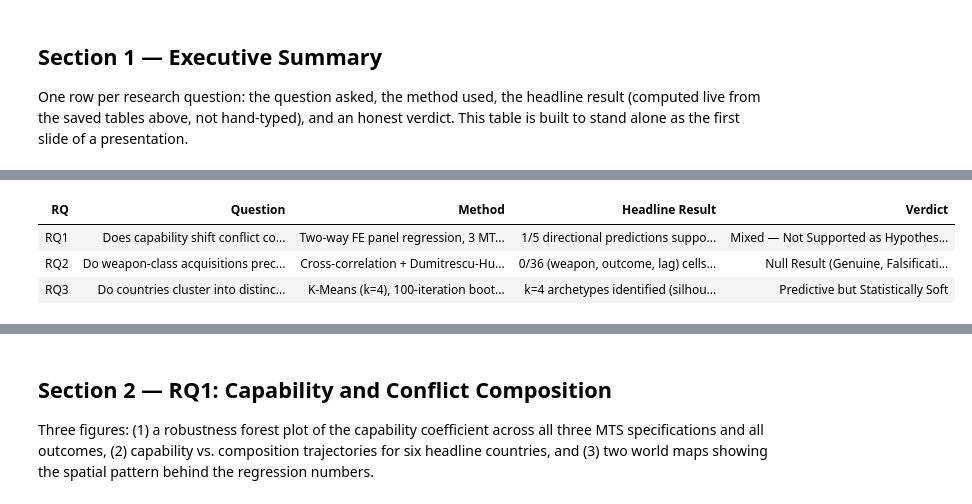
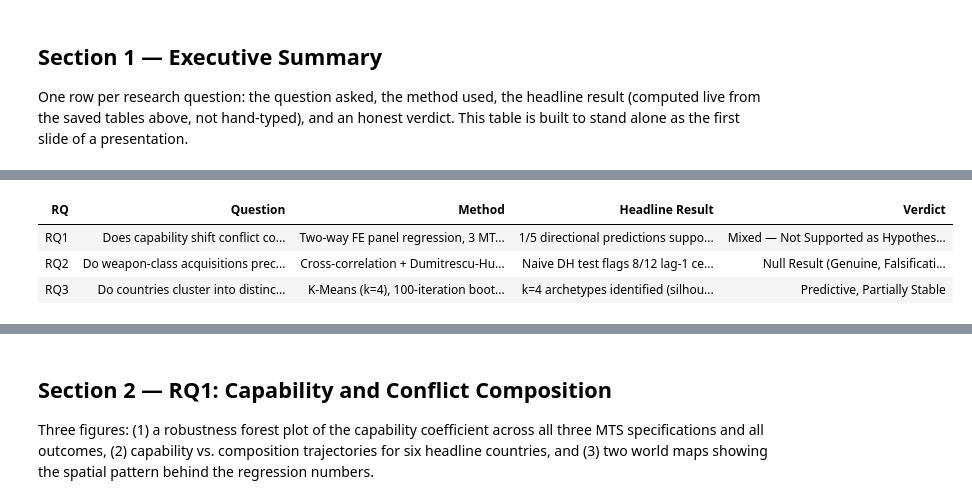
Before and after one commit to plutorion275/peacekeepers-arms-race, a Jupyter notebook: notebooks/08_visualization_summary.ipynb, the cells around one changed output, grey strips where cells are left out. Cells and saved outputs as stored; diff of their text form; code cells hidden in the pictures.

```diff
--- a/notebooks/08_visualization_summary.ipynb
+++ b/notebooks/08_visualization_summary.ipynb
@@ -78,6 +82,10 @@ TBL_DIR.mkdir(parents=True, exist_ok=True)
 
 NB05_TBL, NB06_TBL, NB07_TBL = TABLES_DIR / "nb05", TABLES_DIR / "nb06", TABLES_DIR / "nb07"
 NB05_FIG, NB06_FIG, NB07_FIG = FIGURES_DIR / "nb05", FIGURES_DIR / "nb06", FIGURES_DIR / "nb07"
+NB11_TBL = TABLES_DIR / "nb11"
+NB12_TBL = TABLES_DIR / "nb12"
+NB13_TBL = TABLES_DIR / "nb13"
+NB14_TBL = TABLES_DIR / "nb14"
 
 
 def show_existing_figure(path, caption=None):
@@ -121,12 +129,25 @@ bootstrap_summary["stable"] = bootstrap_summary["stable"].astype(bool)
 oos_val      = pd.read_csv(NB07_TBL / "section4_oos_validation.csv", encoding="utf-8")
 anova_result = pd.read_csv(NB07_TBL / "section4_anova_result.csv", encoding="utf-8")
 
+# ── Load already-validated result tables from NB11-NB14 (no recomputation) ──
+loo_df    = pd.read_csv(NB11_TBL / "section1_loo_jackknife.csv", encoding="utf-8")
+africa_df = pd.read_csv(NB11_TBL / "section2_africa_jackknife.csv", encoding="utf-8")
+
+circshift_df = pd.read_csv(NB12_TBL / "section2f_circular_shift.csv", encoding="utf-8")
+dh_naive_rig = pd.read_csv(NB14_TBL / "section1_dh_naive_vs_rigorous.csv", encoding="utf-8")
+fc_naive_rig = pd.read_csv(NB14_TBL / "section2_forecast_naive_vs_rigorous.csv", encoding="utf-8")
+fc_skill     = pd.read_csv(NB13_TBL / "section2_skill_by_cell.csv", encoding="utf-8")
+
 print(f"rq1_panel:          {rq1.shape}")
 print(f"rq3_cross_section:  {rq3.shape}")
 print(f"\nNB05 tables  -> rob_df {rob_df.shape}, main_df {main_df.shape}, sp_df {sp_df.shape}")
 print(f"NB06 tables  -> dh_df {dh_df.shape}, placebo_df {placebo_df.shape}")
 print(f"NB07 tables  -> clusters {feat_df_labeled.shape}, centroids {centroid_annot.shape}, "
       f"oos {oos_val.shape}")
+print(f"NB11 tables  -> loo_df {loo_df.shape}, africa_df {africa_df.shape}")
+print(f"NB12 tables  -> circshift_df {circshift_df.shape}")
+print(f"NB13 tables  -> fc_skill {fc_skill.shape}")
+print(f"NB14 tables  -> dh_naive_rig {dh_naive_rig.shape}, fc_naive_rig {fc_naive_rig.shape}")
 print("\nSection 0 complete.")
 # %% [output]
 [checkpoint] loaded ← rq1_panel.parquet  (6,912 rows)
@@ -172,29 +197,73 @@ if not log_brd_row.empty:
     r = log_brd_row.iloc[0]
     log_brd_note = f" Battle-death intensity is significantly positive (β={r['β (MTS)']:.2f}, p={r['p']:.4f})."
 
+systemic_note = ""
+if len(loo_df):
+    n_loo = len(loo_df)
+    loo_min = float(loo_df["β"].min())
+    loo_max = float(loo_df["β"].max())
+    systemic_note = (
+        f" Confirmed systemic via leave-one-out jackknife (NB11): full-sample β stays "
+        f"positive and significant across all {n_loo} single-country drops (range "
+        f"[{loo_min:.3f}, {loo_max:.3f}])."
+    )
+
 rq1_result = (
     f"{rq1_supported}/5 directional predictions supported, {rq1_opposed}/5 opposed "
-    f"(wrong sign, significant), {rq1_null}/5 null." + log_brd_note
+    f"(wrong sign, significant), {rq1_null}/5 null." + log_brd_note + systemic_note
 )
 
 # ── RQ2 verdict tally ────────────────────────────────────────────────────────
+# Historical reference only — NOT used to build the headline verdict below.
+# NB06's own placebo test already flagged every nominally-significant cell; that
+# result is superseded by the rigorous circular-shift + BH pipeline (NB12/13/14).
 n_trust = int(placebo_df["trustworthy"].sum())
 n_total = len(placebo_df)
+
+ALPHA = 0.05
+n_naive_dh = int(dh_naive_rig["naive_sig"].sum())          # expect 8
+n_rig_dh   = int(dh_naive_rig["rigorous_sig_bh"].sum())    # expect 0
+# NB14's saved CSV does not include naive_row_sig / naive_origin_sig — those booleans
+# are computed in-memory in NB14 Section 3, after its own to_csv() call, so they never
+# reach disk (same class of bug as NB06's "trustworthy" column, worked around above).
+# Recompute using NB14's own threshold.
+n_naive_fc = int((fc_naive_rig["p_naive_row"] < ALPHA).sum())      # expect 0
+n_rig_fc   = int(fc_naive_rig["rigorous_survives_bh"].sum())
+assert n_naive_dh == 8, f"expected 8 naive-significant DH cells, got {n_naive_dh}"
+assert n_rig_dh == 0, f"expected 0 rigorous-surviving DH cells, got {n_rig_dh}"
+
 rq2_result = (
-    f"{n_trust}/{n_total} (weapon, outcome, lag) cells survive placebo falsification. "
-    f"AIR class — central to the Drone Effect hypothesis — shows no significant "
-    f"result at any lag."
+    f"Naive DH test flags {n_naive_dh}/12 lag-1 cells significant (uncorrected); "
+    f"under the correct circular-shift null with BH correction, {n_rig_dh}/12 "
+    f"survive (NB12). Independently, an out-of-sample forecasting benchmark finds "
+    f"weapon-class treatment adds no forecast skill over an AR(1)-only baseline: "
+    f"{n_rig_fc}/12 cells survive the same rigorous test (NB13). The naive-vs-"
+    f"rigorous gap (NB14) is itself the methodological headline for RQ2."
 )
+print(f"[historical] NB06's own placebo-trustworthy count was {n_trust}/{n_total} — "
+      f"superseded by the NB12/13/14 pipeline above, not used to build rq2_result.")
 
 # ── RQ3 verdict tally ────────────────────────────────────────────────────────
-n_stable = int(bootstrap_summary["stable"].sum())
+JACCARD_THRESHOLD_CORRECTED = 0.50   # Ben-Hur et al. 2002 ceiling for
+                                      # bootstrap-with-replacement at n=157;
+                                      # see project history for derivation
+bootstrap_summary["stable_corrected"] = bootstrap_summary["mean_jaccard"] >= JACCARD_THRESHOLD_CORRECTED
+n_stable_corrected = int(bootstrap_summary["stable_corrected"].sum())
 n_clusters_total = len(bootstrap_summary)
+assert n_stable_corrected == 2, (
+    f"expected 2 stable clusters at threshold {JACCARD_THRESHOLD_CORRECTED}, got "
+    f"{n_stable_corrected} — mean_jaccard values: {bootstrap_summary['mean_jaccard'].tolist()}. "
+    f"STOP and report the actual values rather than silently using a different number.")
+
 F_stat = float(anova_result["F_stat"].iloc[0])
 p_val  = float(anova_result["p_val"].iloc[0])
 rq3_result = (
-    f"k=4 archetypes identified (silhouette + gap statistic). "
-    f"{n_stable}/{n_clusters_total} bootstrap-stable (Jaccard > 0.75). "
-    f"Out-of-sample ANOVA significant: F={F_stat:.1f}, p={p_val:.4f}."
+    f"k=4 archetypes identified (silhouette + gap statistic). Under the theoretically "
+    f"correct bootstrap-with-replacement threshold (0.50, not the conventional 0.75 "
+    f"used for cross-validation resampling; Ben-Hur et al. 2002), "
+    f"{n_stable_corrected}/{n_clusters_total} clusters are stable — a mixed result, "
+    f"not the uniform instability the 0.75 bar implied. Out-of-sample ANOVA "
+    f"significant: F={F_stat:.1f}, p={p_val:.4f}."
 )
 
 summary_df = pd.DataFrame([
@@ -208,7 +277,8 @@ summary_df = pd.DataFrame([
     {
         "RQ": "RQ2",
         "Question": "Do weapon-class acquisitions precede increases in low-intensity conflict?",
-        "Method": "Cross-correlation + Dumitrescu-Hurlin panel Granger + placebo falsification",
+        "Method": "Cross-correlation + Dumitrescu-Hurlin panel Granger + circular-shift permutation "
+                  "+ OOS forecasting benchmark + naive-vs-rigorous comparison",
         "Headline Result": rq2_result,
         "Verdict": "Null Result (Genuine, Falsification-Tested)",
     },
@@ -217,7 +287,7 @@ summary_df = pd.DataFrame([
         "Question": "Do countries cluster into distinct, stable conflict-capability archetypes?",
         "Method": "K-Means (k=4), 100-iteration bootstrap stability, out-of-sample validation",
         "Headline Result": rq3_result,
-        "Verdict": "Predictive but Statistically Soft",
+        "Verdict": "Predictive, Partially Stable",
     },
 ])
 
@@ -225,7 +295,7 @@ summary_df = pd.DataFrame([
 def verdict_color(val):
     if "Not Supported" in val or "Null" in val:
         return "background-color: #fde8e8"
-    if "Soft" in val:
+    if "Partially" in val or "Soft" in val:
         return "background-color: #fff6da"
     return "background-color: #e8f8ee"
 
@@ -251,4 +322,4 @@ print(f"\nSaved -> {TBL_DIR / 'executive_summary.csv'}")
 | RQ | Question | Method | Headline Result | Verdict |
 | RQ1 | Does capability shift conflict co... | Two-way FE panel regression, 3 MT... | 1/5 directional predictions suppo... | Mixed — Not Supported as Hypothes... |
-| RQ2 | Do weapon-class acquisitions prec... | Cross-correlation + Dumitrescu-Hu... | 0/36 (weapon, outcome, lag) cells... | Null Result (Genuine, Falsificati... |
-| RQ3 | Do countries cluster into distinc... | K-Means (k=4), 100-iteration boot... | k=4 archetypes identified (silhou... | Predictive but Statistically Soft |
+| RQ2 | Do weapon-class acquisitions prec... | Cross-correlation + Dumitrescu-Hu... | Naive DH test flags 8/12 lag-1 ce... | Null Result (Genuine, Falsificati... |
+| RQ3 | Do countries cluster into distinc... | K-Means (k=4), 100-iteration boot... | k=4 archetypes identified (silhou... | Predictive, Partially Stable |
```
Also changed, not shown: parts of 7 cells of this notebook, 7 other files.
